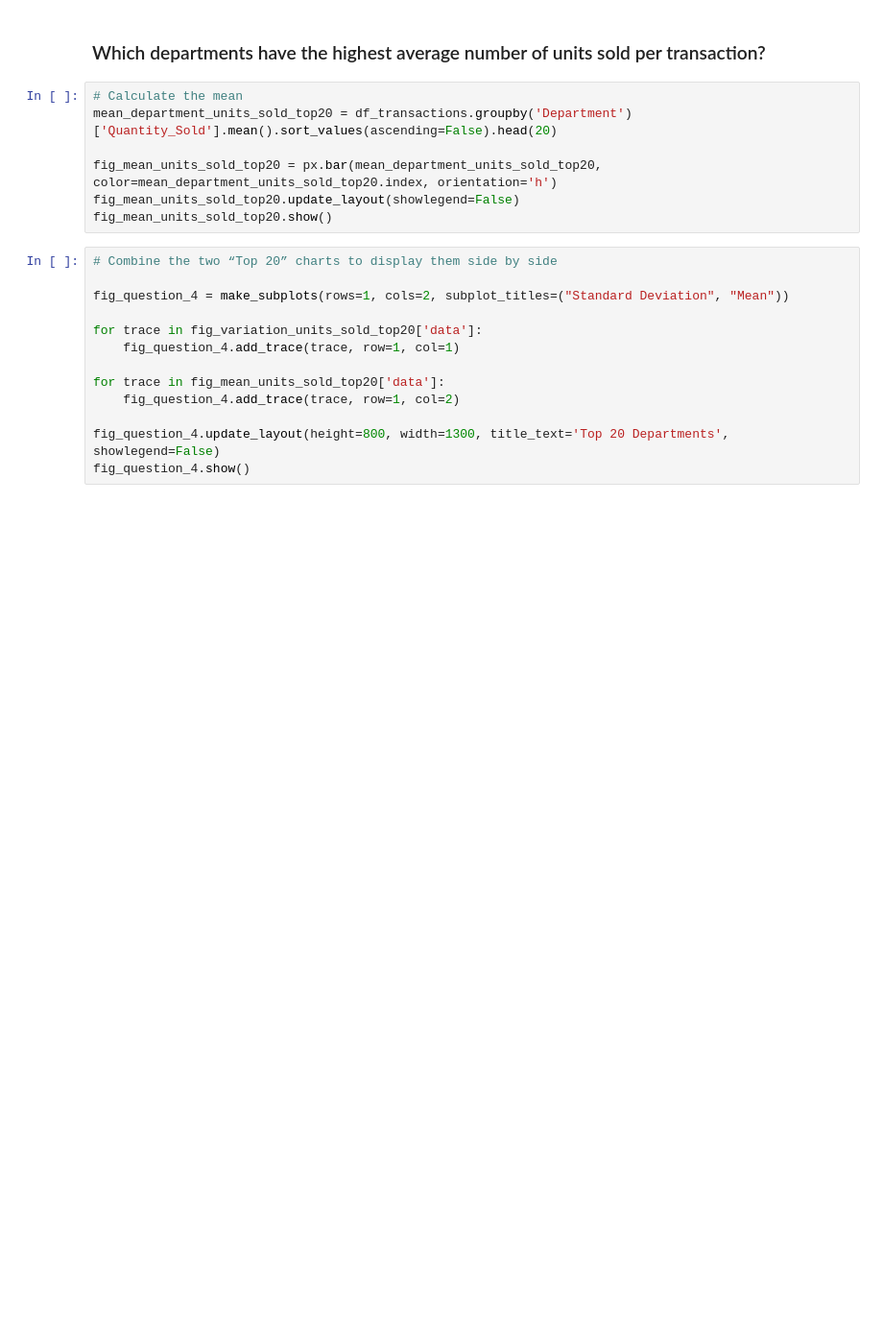
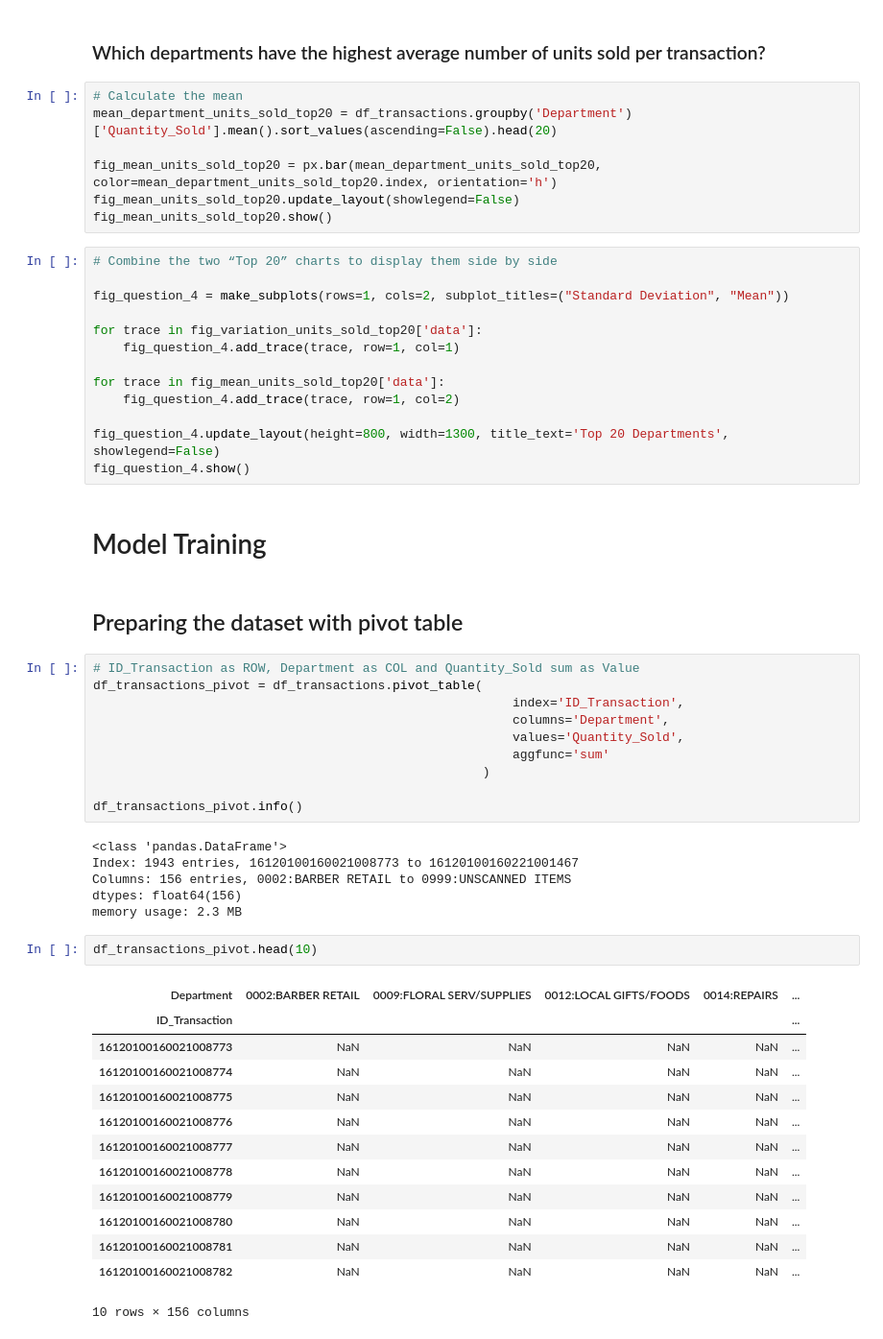
Before and after one commit to Reifhel/ml_models_practice, a Jupyter notebook: 11. Apriori/Market Basket Analysis/market_basket_analysis.ipynb, the cells around one changed output. Shown at 96% size. Cells and saved outputs as stored; diff of their text form; blank space fills up the shorter version.

```diff
--- a/11. Apriori/Market Basket Analysis/market_basket_analysis.ipynb
+++ b/11. Apriori/Market Basket Analysis/market_basket_analysis.ipynb
@@ -173,3 +173,39 @@ for trace in fig_mean_units_sold_top20['data']:
 
 fig_question_4.update_layout(height=800, width=1300, title_text='Top 20 Departments', showlegend=False)
 fig_question_4.show()
+# %% [markdown]
+# Model Training
+# %% [markdown]
+## Preparing the dataset with pivot table
+# %%
+# ID_Transaction as ROW, Department as COL and Quantity_Sold sum as Value
+df_transactions_pivot = df_transactions.pivot_table(
+                                                        index='ID_Transaction',
+                                                        columns='Department',
+                                                        values='Quantity_Sold',
+                                                        aggfunc='sum'
+                                                    )
+
+df_transactions_pivot.info()
+# %% [output]
+<class 'pandas.DataFrame'>
+Index: 1943 entries, 16120100160021008773 to 16120100160221001467
+Columns: 156 entries, 0002:BARBER RETAIL to 0999:UNSCANNED ITEMS
+dtypes: float64(156)
+memory usage: 2.3 MB
+# %%
+df_transactions_pivot.head(10)
+# %% [output]
+| Department | 0002:BARBER RETAIL | 0009:FLORAL SERV/SUPPLIES | 0012:LOCAL GIFTS/FOODS | 0014:REPAIRS | ... |
+| ID_Transaction |  |  |  |  | ... |
+| 16120100160021008773 | NaN | NaN | NaN | NaN | ... |
+| 16120100160021008774 | NaN | NaN | NaN | NaN | ... |
+| 16120100160021008775 | NaN | NaN | NaN | NaN | ... |
+| 16120100160021008776 | NaN | NaN | NaN | NaN | ... |
+| 16120100160021008777 | NaN | NaN | NaN | NaN | ... |
+| 16120100160021008778 | NaN | NaN | NaN | NaN | ... |
+| 16120100160021008779 | NaN | NaN | NaN | NaN | ... |
+| 16120100160021008780 | NaN | NaN | NaN | NaN | ... |
+| 16120100160021008781 | NaN | NaN | NaN | NaN | ... |
+| 16120100160021008782 | NaN | NaN | NaN | NaN | ... |
+10 rows × 156 columns
```
Also changed, not shown: parts of 16 cells of this notebook.
